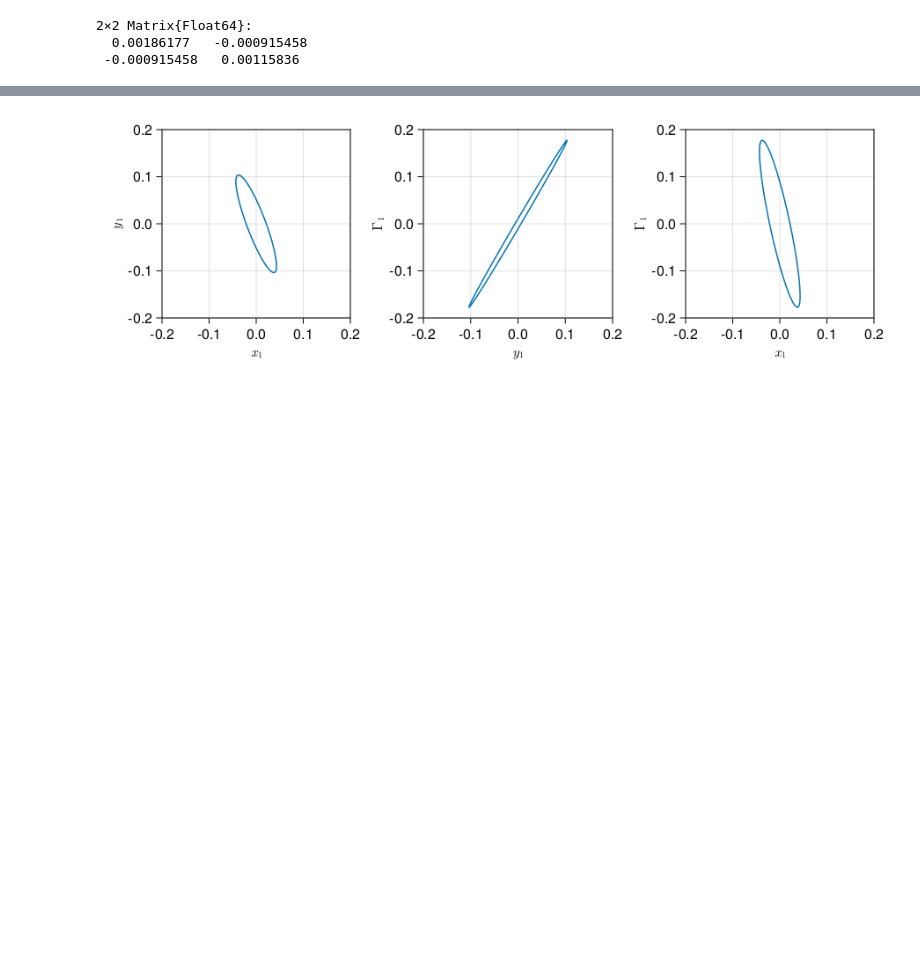
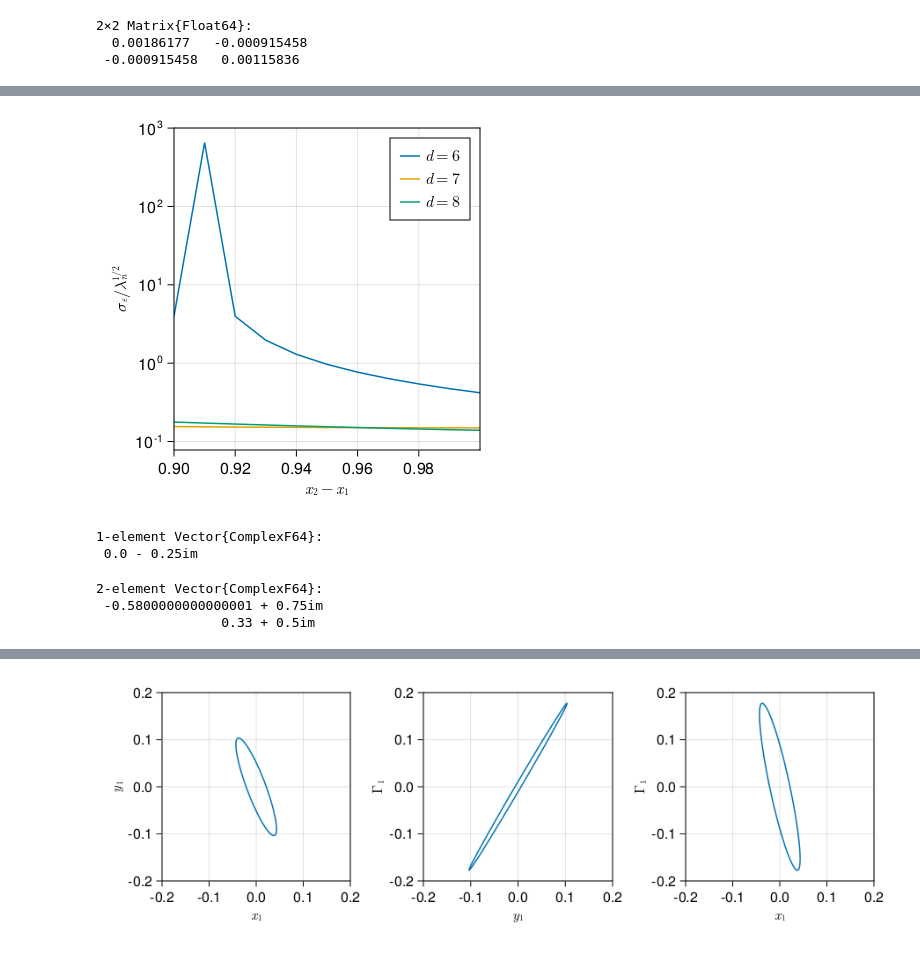
Before and after one commit to mleprovost/LowRankVortex.jl, a Jupyter notebook: stationary/Exploration of uncertainty ellipsoid in pressure inference.ipynb, the cells around one changed output, grey strips where cells are left out. Saved outputs shown, nothing was run; the diff lists cells and outputs as text; code cells hidden in the pictures; blank space fills up the shorter version.

```diff
--- a/stationary/Exploration of uncertainty ellipsoid in pressure inference.ipynb
+++ b/stationary/Exploration of uncertainty ellipsoid in pressure inference.ipynb
@@ -176,3 +142,26 @@ sqrt.(Flist[1].values)
+# %%
+Nsenslist = 9:15
+dzvlist = -1.0:0.005:0.875-0.005
+#zv, Γv = default_vortex(2)
+#zv .+= 0.75*[1,-1]
+#Γv = [1.2,-1.0]
+#Γv = [1.2,0.4]
+Flist = Eigen[]
+xseplist = Float64[]
+for Nsens in Nsenslist
+    #for dzv in dzvlist
+        zv, Γv = default_vortex(3)
+        #zv .+= dzv*[1,-1]
+        #Γv = [1.2,-1.0]
+        #Γv = [1.2,0.4]
+        config_true, x_true = get_config_and_state(zv,Γv)
+        obs_true, ystar, H, Σϵ, Σx = get_truth_data(Nsens,ϵmeas,x_true,config_true)
+        #F = rank(Σx) == state_length(config_true) ? eigen(inv(Σx)) : eigen(Σx)
+        F = eigen(Σx)
+        push!(Flist,deepcopy(F))
+        push!(xseplist,real(zv[2]-zv[1]))
+    #end
+end
 # %%
 Σx[[xid[1],xid[2]],[xid[1],xid[2]]]
 # %% [output]
@@ -266,0 +202,38 @@ zv .+= dzvlist[idx]*[1,-1]
+# %%
+f = Figure(;resolution=(400,400))
+
+ax = f[1,1] = Axis(f;yscale=log10,xlabel=L"x_2 - x_1",ylabel=L"\sigma_\epsilon/\lambda_n^{1/2}")
+λrootmax6 = [sqrt(Flist6[j].values[end]) for j in 1:length(Flist6)]
+λrootmax7 = [sqrt(Flist7[j].values[end]) for j in 1:length(Flist7)]
+λrootmax8 = [sqrt(Flist8[j].values[end]) for j in 1:length(Flist8)]
+
+
+#axleft = Axis(ga[1,1];xticks=(1:6,[L"x_1",L"y_1",L"\Gamma_1",L"x_2",L"y_2",L"\Gamma_2"]),ylabel=L"(\sigma_\epsilon/\lambda_n^{1/2})v_n")
+lines!(ax,xseplist,λrootmax6,label=L"d=6")
+lines!(ax,xseplist,λrootmax7,label=L"d=7")
+lines!(ax,xseplist,λrootmax8,label=L"d=8")
+
+axislegend(ax,position=:rt)
+#xlims!(ax,(0,3.5))
+xlims!(ax,(0.9,1.0))
+
+
+#save("maxcovar-2vortex-G1p-G2p.svg",f)
+
+f
+# %% [output]
+[figure, added]
+# %%
+diff(zv + dzvlist[end]*[1,-1])
+# %% [output]
+1-element Vector{ComplexF64}:
+ 0.0 - 0.25im
+# %%
+val, idx = findmax(λrootmax6)
+dzvlist[idx]
+zv, Γv = default_vortex(2)
+zv .+= dzvlist[xseplist.≈0.91].*[1,-1]
+# %% [output]
+2-element Vector{ComplexF64}:
+ -0.5800000000000001 + 0.75im
+                0.33 + 0.5im
```
Also changed, not shown: parts of 23 cells of this notebook, 3 other files.
